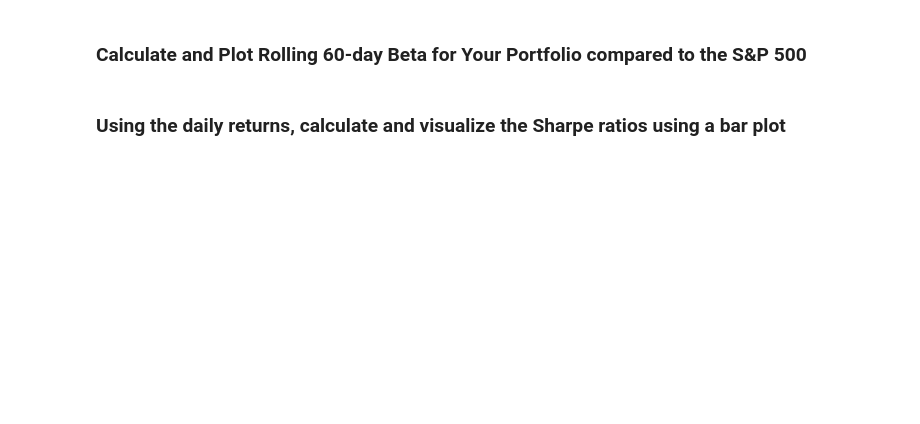
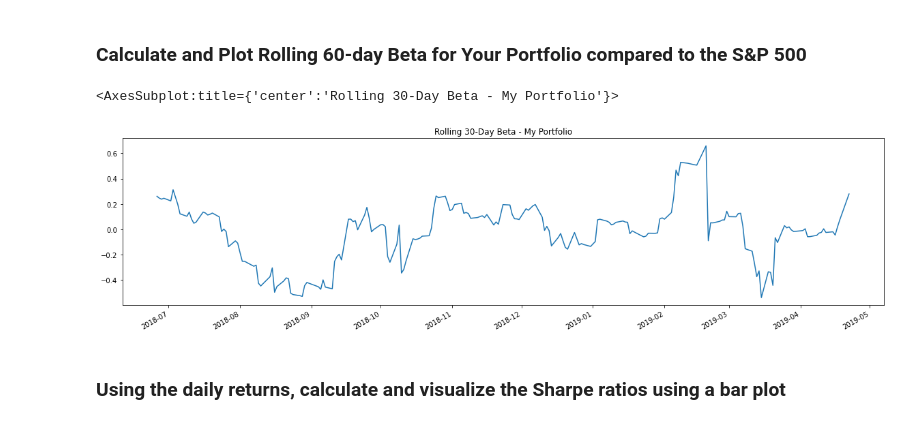
Before and after one commit to alveraboquet/fintech.homework, a Jupyter notebook: unit_4_whale_analysis/whale_analysis.ipynb, the cells around one changed output. Drawn from its saved outputs; the diff is of its cells as text; code cells hidden in the pictures; blank space fills up the shorter version.

```diff
--- a/unit_4_whale_analysis/whale_analysis.ipynb
+++ b/unit_4_whale_analysis/whale_analysis.ipynb
@@ -562,2 +596,17 @@ combined_daily_returns_ext_df
+# %%
+# Calculate rolling covariance
+all_daily_returns_rolling_covariance = all_daily_returns['MY PORTFOLIO'].rolling(window=30).cov(all_daily_returns['S&P'])
+
+# Calculate rolling variance
+all_daily_returns_rolling_variance = all_daily_returns['S&P'].rolling(window=30).var()
+
+# Calculate rolling beta
+all_daily_returns_rolling_beta = all_daily_returns_rolling_covariance / all_daily_returns_rolling_variance
+
+# Plot rolling beta
+all_daily_returns_rolling_beta.plot(title='Rolling 30-Day Beta - My Portfolio', figsize=(20,5), fontsize=10)
+# %% [output]
+<AxesSubplot:title={'center':'Rolling 30-Day Beta - My Portfolio'}>
+[figure, added]
 # %% [markdown]
 ### Using the daily returns, calculate and visualize the Sharpe ratios using a bar plot
```
Also changed, not shown: parts of 18 cells of this notebook.
